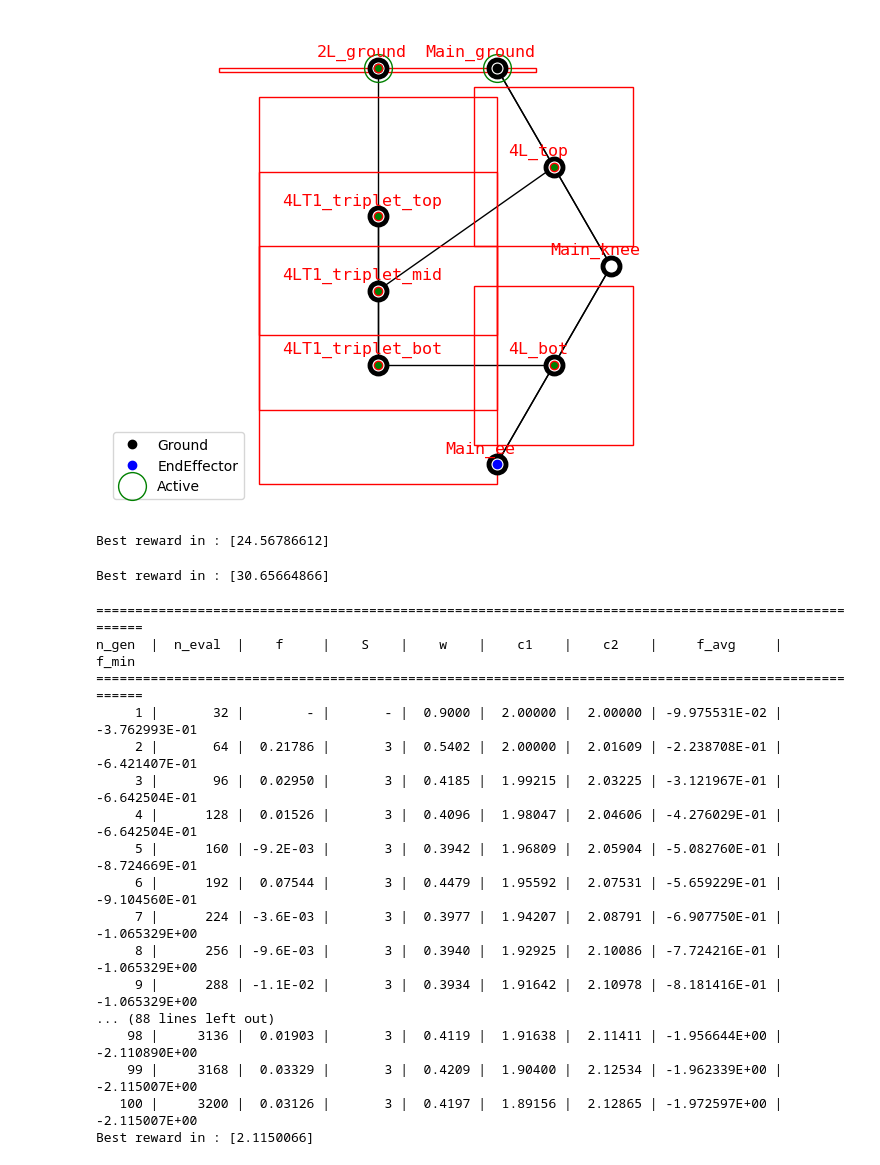
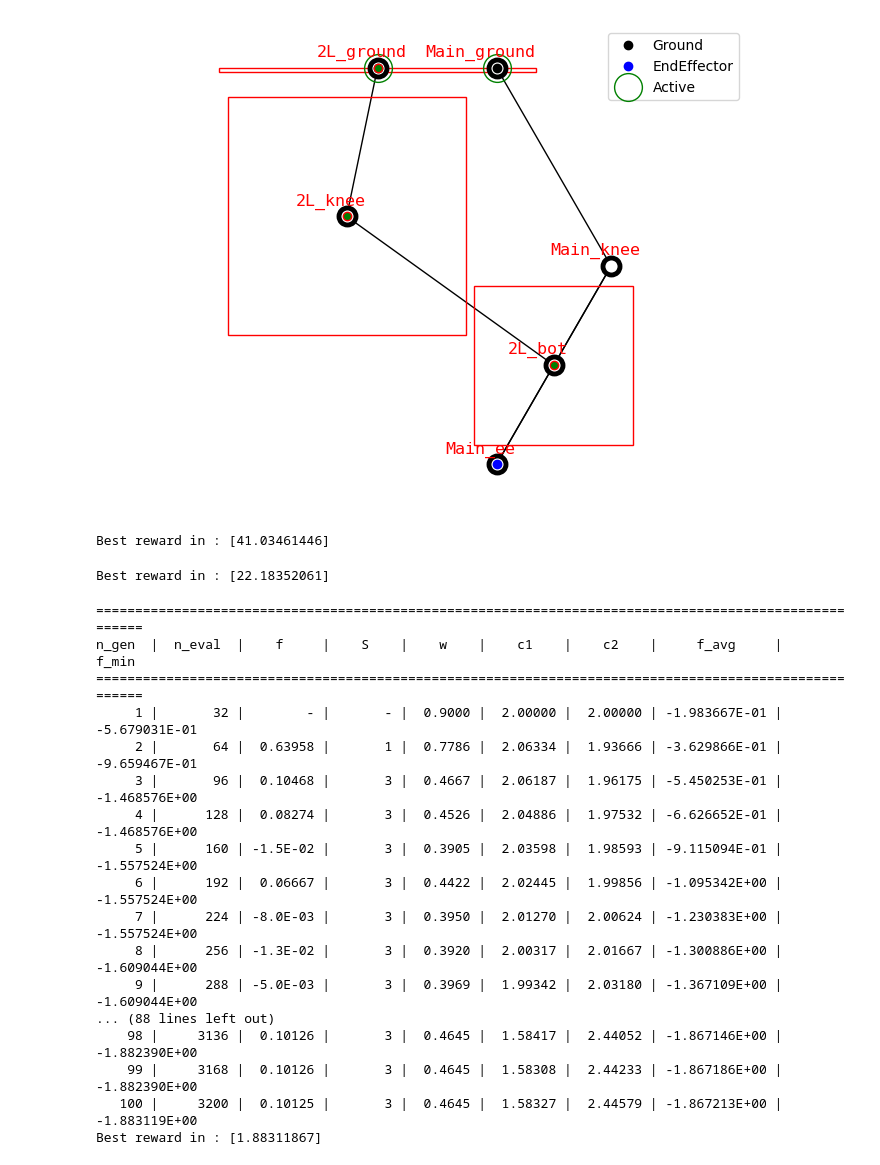
Before and after one commit to LicAiBeerLab/auto-robotics-design, a Jupyter notebook: apps/optimize/single_topology_normilized.ipynb, the cells around one changed output. Saved outputs shown, nothing was run; the diff lists cells and outputs as text; code cells hidden in the pictures.

```diff
--- a/apps/optimize/single_topology_normilized.ipynb
+++ b/apps/optimize/single_topology_normilized.ipynb
@@ -27,16 +27,16 @@ from auto_robot_design.description.builder import ParametrizedBuilder, DetailedU
 # %%
 generator = TwoLinkGenerator()
 all_graphs = generator.get_standard_set(shift=0.3)
-graph, constrain_dict = all_graphs[2]
+graph, constrain_dict = all_graphs[0]
 
 actuator = TMotor_AK10_9()
 thickness = 0.04
 builder = ParametrizedBuilder(DetailedURDFCreatorFixedEE, size_ground=np.array(
     [thickness*5, thickness*10, thickness*2]), actuator=actuator,thickness=thickness)
 draw_joint_point(graph)
 visualize_constrains(graph, constrain_dict)
 # %% [output]
-[figure, old version]
+[figure, new version]
 # %%
 # 2) characteristics to be calculated
 # criteria that either calculated without any reference to points, or calculated through the aggregation of values from all points on trajectory
@@ -103,7 +103,7 @@ print("Best reward in :", -best_reward)
 
 acceleration_capability_weight = 1/(-best_reward.item())
 # %% [output]
-Best reward in : [24.56786612]
+Best reward in : [41.03461446]
 # %%
 central_vertical = convert_x_y_to_6d_traj_xz(
     *get_vertical_trajectory(-0.9, 0.2, 0, 50))
@@ -147,7 +147,7 @@ print("Best reward in :", -best_reward)
 
 heavy_lifting_weight = 1/(-best_reward.item())
 # %% [output]
-Best reward in : [30.65664866]
+Best reward in : [22.18352061]
 # %%
 ground_symmetric_step = convert_x_y_to_6d_traj_xz(*create_simple_step_trajectory(
     starting_point=[-0.2, -0.9], step_height=0.2, step_width=0.4, n_points=50))
@@ -200,20 +200,20 @@ print("Best reward in :", -best_reward)
 ======================================================================================================
 n_gen  |  n_eval  |    f     |    S    |    w    |    c1    |    c2    |     f_avg     |     f_min
 ======================================================================================================
-     1 |       32 |        - |       - |  0.9000 |  2.00000 |  2.00000 | -9.975531E-02 | -3.762993E-01
-     2 |       64 |  0.21786 |       3 |  0.5402 |  2.00000 |  2.01609 | -2.238708E-01 | -6.421407E-01
-     3 |       96 |  0.02950 |       3 |  0.4185 |  1.99215 |  2.03225 | -3.121967E-01 | -6.642504E-01
-     4 |      128 |  0.01526 |       3 |  0.4096 |  1.98047 |  2.04606 | -4.276029E-01 | -6.642504E-01
-     5 |      160 | -9.2E-03 |       3 |  0.3942 |  1.96809 |  2.05904 | -5.082760E-01 | -8.724669E-01
-     6 |      192 |  0.07544 |       3 |  0.4479 |  1.95592 |  2.07531 | -5.659229E-01 | -9.104560E-01
-     7 |      224 | -3.6E-03 |       3 |  0.3977 |  1.94207 |  2.08791 | -6.907750E-01 | -1.065329E+00
-     8 |      256 | -9.6E-03 |       3 |  0.3940 |  1.92925 |  2.10086 | -7.724216E-01 | -1.065329E+00
-     9 |      288 | -1.1E-02 |       3 |  0.3934 |  1.91642 |  2.10978 | -8.181416E-01 | -1.065329E+00
+     1 |       32 |        - |       - |  0.9000 |  2.00000 |  2.00000 | -1.983667E-01 | -5.679031E-01
+     2 |       64 |  0.63958 |       1 |  0.7786 |  2.06334 |  1.93666 | -3.629866E-01 | -9.659467E-01
+     3 |       96 |  0.10468 |       3 |  0.4667 |  2.06187 |  1.96175 | -5.450253E-01 | -1.468576E+00
+     4 |      128 |  0.08274 |       3 |  0.4526 |  2.04886 |  1.97532 | -6.626652E-01 | -1.468576E+00
+     5 |      160 | -1.5E-02 |       3 |  0.3905 |  2.03598 |  1.98593 | -9.115094E-01 | -1.557524E+00
+     6 |      192 |  0.06667 |       3 |  0.4422 |  2.02445 |  1.99856 | -1.095342E+00 | -1.557524E+00
+     7 |      224 | -8.0E-03 |       3 |  0.3950 |  2.01270 |  2.00624 | -1.230383E+00 | -1.557524E+00
+     8 |      256 | -1.3E-02 |       3 |  0.3920 |  2.00317 |  2.01667 | -1.300886E+00 | -1.609044E+00
+     9 |      288 | -5.0E-03 |       3 |  0.3969 |  1.99342 |  2.03180 | -1.367109E+00 | -1.609044E+00
 ... (88 lines left out)
-    98 |     3136 |  0.01903 |       3 |  0.4119 |  1.91638 |  2.11411 | -1.956644E+00 | -2.110890E+00
-    99 |     3168 |  0.03329 |       3 |  0.4209 |  1.90400 |  2.12534 | -1.962339E+00 | -2.115007E+00
-   100 |     3200 |  0.03126 |       3 |  0.4197 |  1.89156 |  2.12865 | -1.972597E+00 | -2.115007E+00
-Best reward in : [2.1150066]
+    98 |     3136 |  0.10126 |       3 |  0.4645 |  1.58417 |  2.44052 | -1.867146E+00 | -1.882390E+00
+    99 |     3168 |  0.10126 |       3 |  0.4645 |  1.58308 |  2.44233 | -1.867186E+00 | -1.882390E+00
+   100 |     3200 |  0.10125 |       3 |  0.4645 |  1.58327 |  2.44579 | -1.867213E+00 | -1.883119E+00
+Best reward in : [1.88311867]
 # %%
 flatten_history = np.array(optimizer.history["F"]).flatten()
 history_mean = np.array(optimizer.history["Mean"])
```
Also changed, not shown: parts of 5 cells of this notebook, 5 other files.
